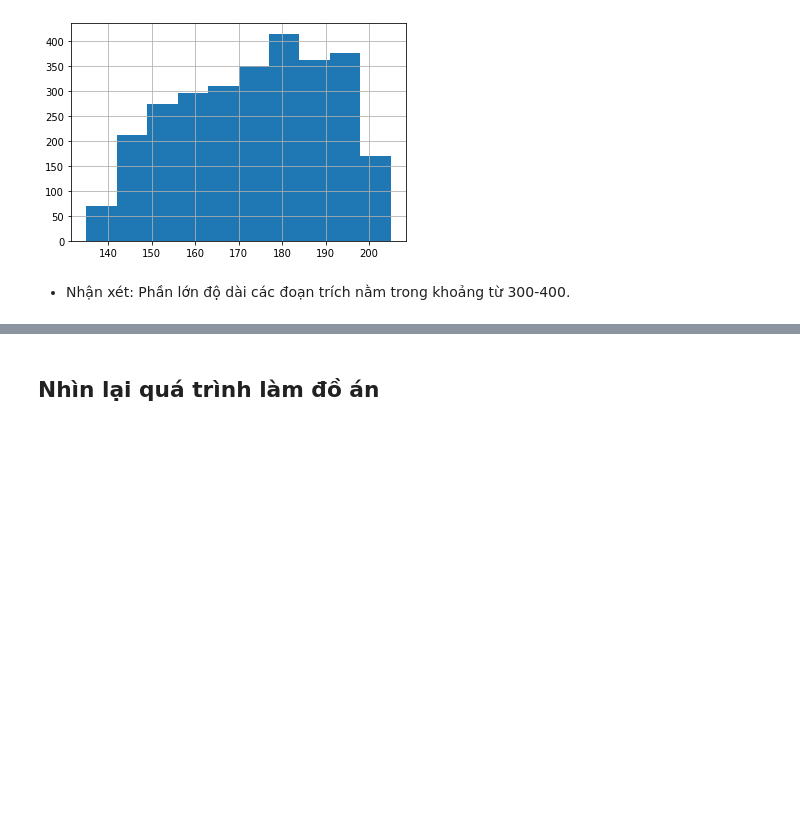
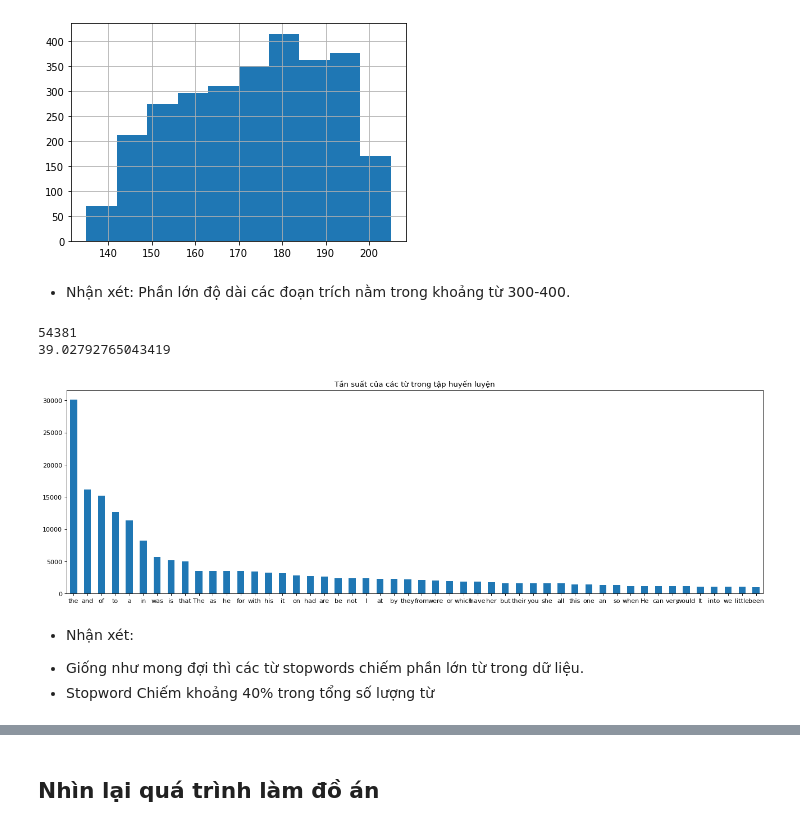
Before and after one commit to nguyentrongnghia142/CommonLit-Readability-Prize, a Jupyter notebook: Report.ipynb, the cells around one changed output, grey strips where cells are left out. Drawn from its saved outputs; the diff is of its cells as text; code cells hidden in the pictures; blank space fills up the shorter version.

```diff
--- a/Report.ipynb
+++ b/Report.ipynb
@@ -127,5 +121,23 @@ df["word_count"].hist();
 [figure]
 # %% [markdown]
 * Nhận xét: Phần lớn độ dài các đoạn trích nằm trong khoảng từ 300-400.
+# %%
+ total = df['excerpt'].str.split().explode().value_counts().sum()
+ stopwords = df['excerpt'].str.split().explode().value_counts().nlargest(50).sum()
+ print(len(df['excerpt'].str.split().explode().unique()))
+ print((stopwords / total) * 100)
+# %% [output]
+54381
+39.02792765043419
+# %%
+plt.figure(figsize = (20, 6), dpi = 80)
+df['excerpt'].str.split().explode().value_counts().nlargest(50).plot.bar(rot = 0)
+plt.title("Tần suất của các từ trong tập huyến luyện");
+# %% [output]
+[figure, added]
+# %% [markdown]
+* Nhận xét:
+ - Giống như mong đợi thì các từ stopwords chiếm phần lớn từ trong dữ liệu.
+ - Stopword Chiếm khoảng 40% trong tổng số lượng từ
 # %% [markdown]
 ### Tóm tắt về giải pháp
```
Also changed, not shown: parts of 10 cells of this notebook.
